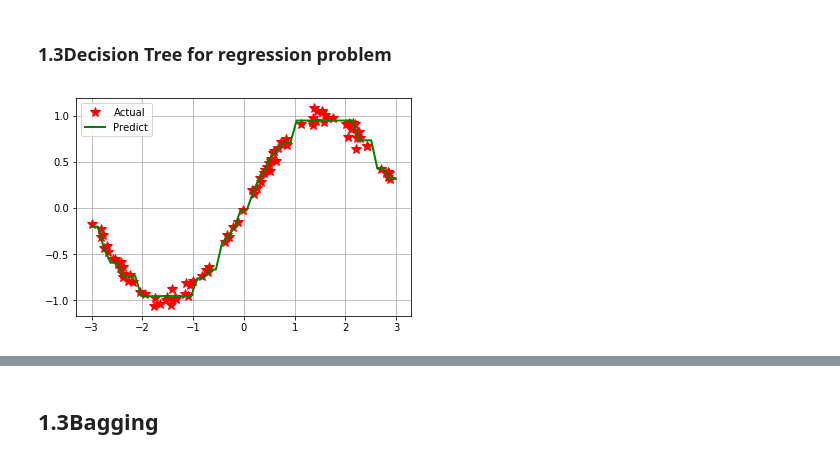
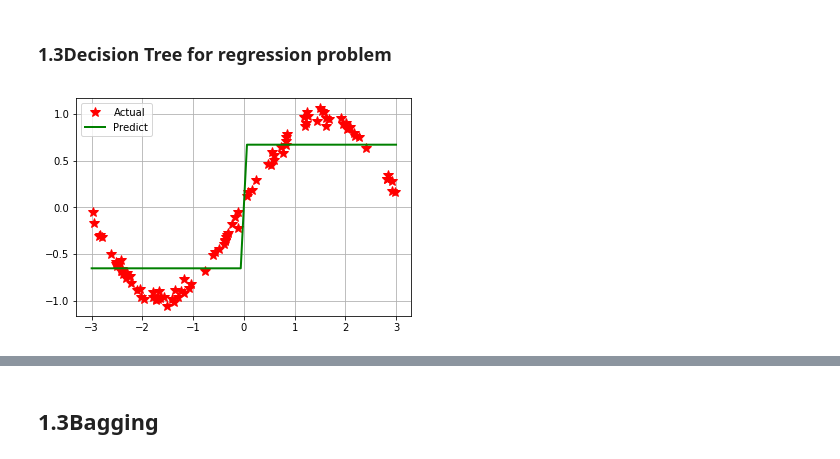
Before and after one commit to mckjzhangxk/deepAI, a Jupyter notebook: daily/8/ml_zou/DecisionTree.ipynb, the cells around one changed output, grey strips where cells are left out. Saved outputs shown, nothing was run; the diff lists cells and outputs as text; code cells hidden in the pictures.

```diff
--- a/daily/8/ml_zou/DecisionTree.ipynb
+++ b/daily/8/ml_zou/DecisionTree.ipynb
@@ -119,23 +119,23 @@ for i in range(4):
 # %%
 N = 100
 x = np.random.rand(N) * 6 - 3     # [-3,3)
 x.sort()
 y = np.sin(x) + np.random.randn(N) * 0.05
 # print(y)
 x = x.reshape(-1, 1)  # 转置后，得到N个样本，每个样本都是1维的
 # print(x)
 
-dt = DecisionTreeRegressor(criterion='mse', max_depth=5)
+dt = DecisionTreeRegressor(criterion='mse', max_depth=1)
 dt.fit(x, y)
 x_test = np.linspace(-3, 3, 50).reshape(-1, 1)
 y_hat = dt.predict(x_test)
 plt.plot(x, y, 'r*', ms=10, label='Actual')
 plt.plot(x_test, y_hat, 'g-', linewidth=2, label='Predict')
 plt.legend(loc='upper left')
 plt.grid()
 plt.show()
 # %% [output]
-[figure, old version]
+[figure, new version]
 # %%
 tree.export_graphviz(dt,out_file='graphRegress.dot')
 # %%
```
Also changed, not shown: parts of 6 cells of this notebook, 8 other files.
